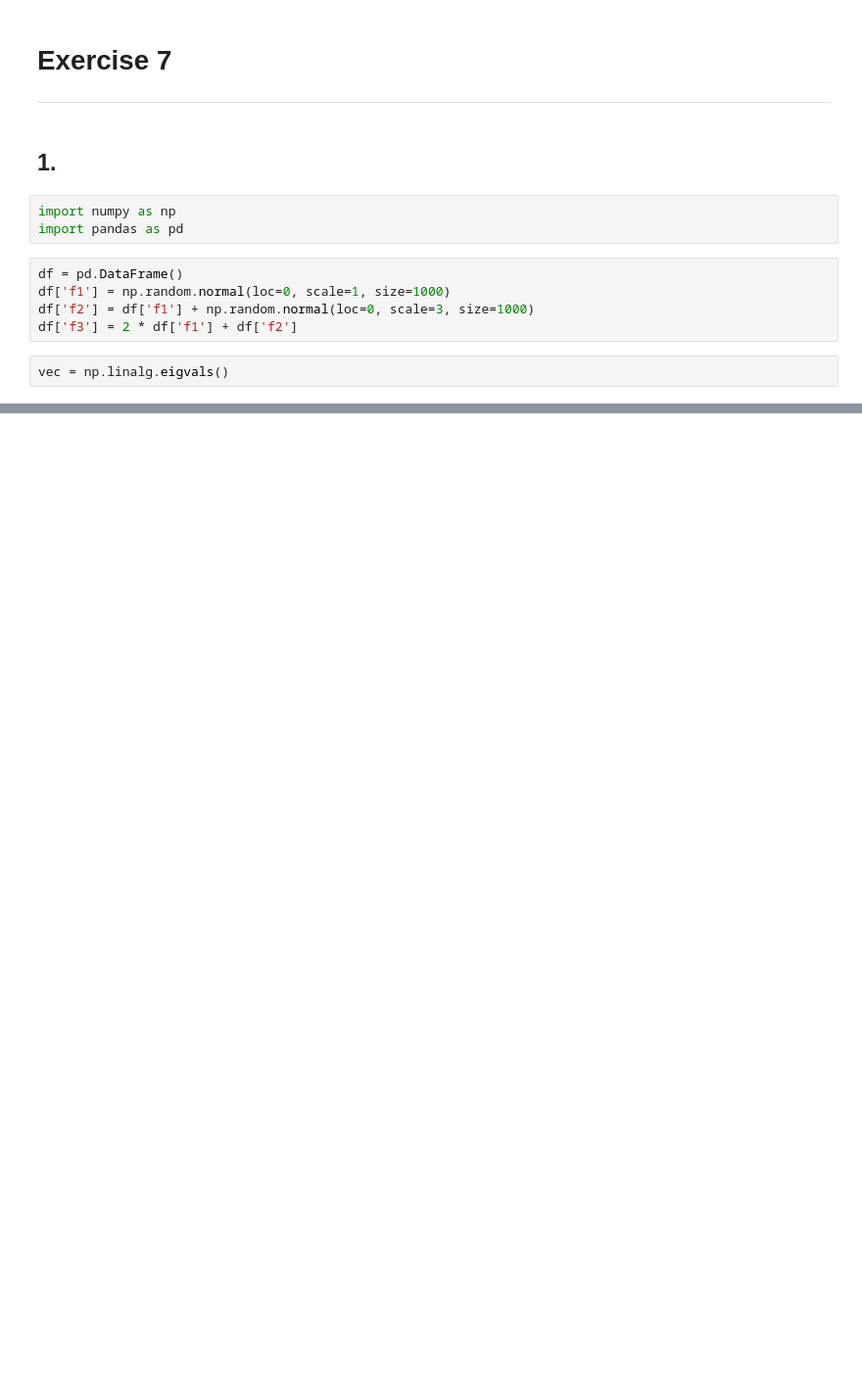
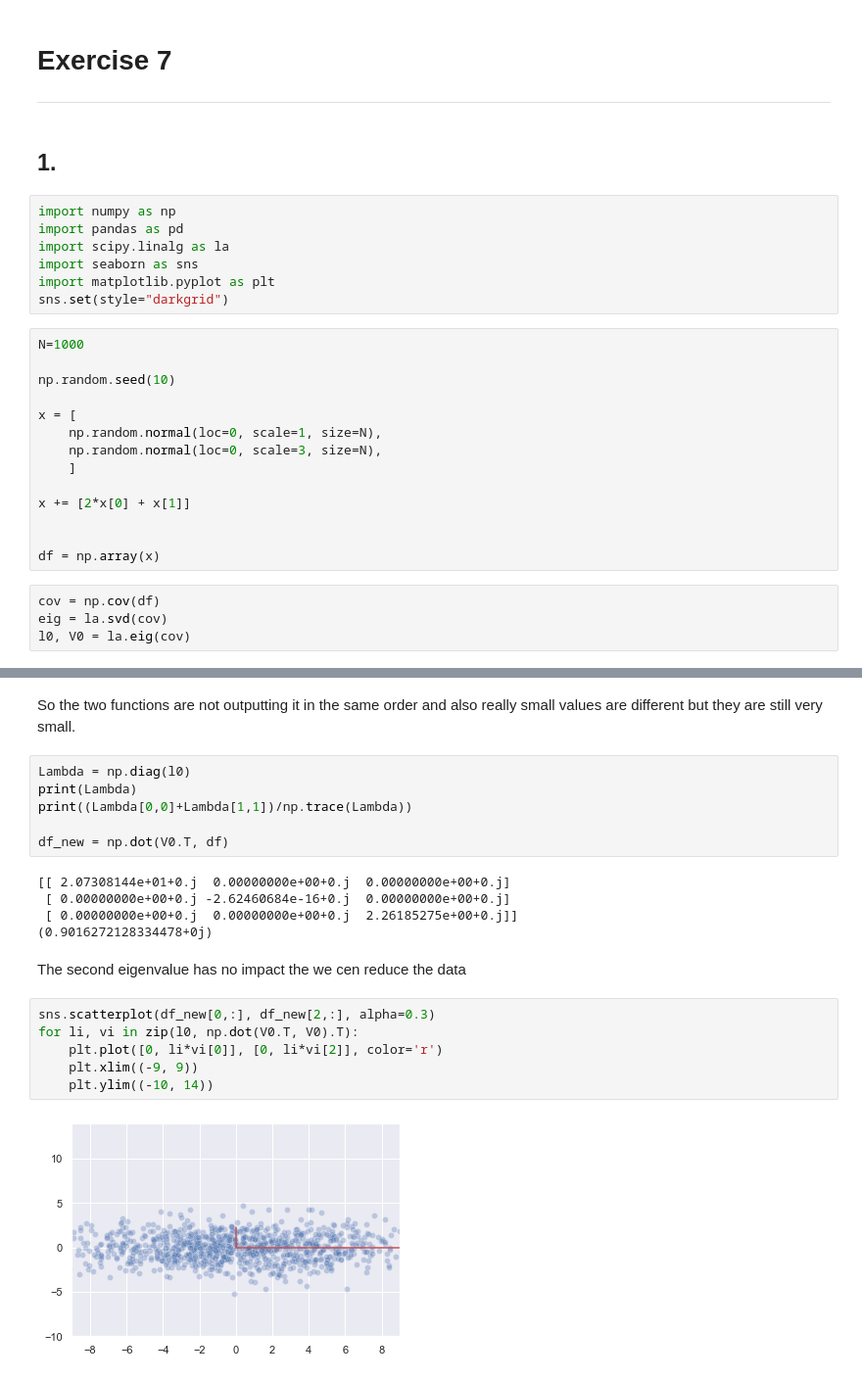
Before and after one commit to maxhoeth/LaboratoryOfComputationalPhysics_Y4, a Jupyter notebook: ex_07_maxhoeth.ipynb, the cells around one changed output, grey strips where cells are left out. Shown at 98% size. Saved outputs shown, nothing was run; the diff lists cells and outputs as text; blank space fills up the shorter version.

```diff
--- a/ex_07_maxhoeth.ipynb
+++ b/ex_07_maxhoeth.ipynb
@@ -6,10 +6,25 @@
 # %%
 import numpy as np
 import pandas as pd
+import scipy.linalg as la
+import seaborn as sns
+import matplotlib.pyplot as plt
+sns.set(style="darkgrid")
 # %%
-df = pd.DataFrame()
-df['f1'] = np.random.normal(loc=0, scale=1, size=1000)
-df['f2'] = df['f1'] + np.random.normal(loc=0, scale=3, size=1000)
-df['f3'] = 2 * df['f1'] + df['f2']
+N=1000
+
+np.random.seed(10)
+
+x = [
+    np.random.normal(loc=0, scale=1, size=N),
+    np.random.normal(loc=0, scale=3, size=N),
+    ]
+
+x += [2*x[0] + x[1]]
+
+
+df = np.array(x)
 # %%
-vec = np.linalg.eigvals()
+cov = np.cov(df)
+eig = la.svd(cov)
+l0, V0 = la.eig(cov)
@@ -17,0 +48,23 @@ LinAlgError: Last 2 dimensions of the array must be square
+# %% [markdown]
+So the two functions are not outputting it in the same order and also really small values are different but they are still very small.
+# %%
+Lambda = np.diag(l0)
+print(Lambda)
+print((Lambda[0,0]+Lambda[1,1])/np.trace(Lambda))
+
+df_new = np.dot(V0.T, df)
+# %% [output]
+[[ 2.07308144e+01+0.j  0.00000000e+00+0.j  0.00000000e+00+0.j]
+ [ 0.00000000e+00+0.j -2.62460684e-16+0.j  0.00000000e+00+0.j]
+ [ 0.00000000e+00+0.j  0.00000000e+00+0.j  2.26185275e+00+0.j]]
+(0.9016272128334478+0j)
+# %% [markdown]
+The second eigenvalue has no impact the we cen reduce the data
+# %%
+sns.scatterplot(df_new[0,:], df_new[2,:], alpha=0.3)
+for li, vi in zip(l0, np.dot(V0.T, V0).T):
+    plt.plot([0, li*vi[0]], [0, li*vi[2]], color='r')
+    plt.xlim((-9, 9))
+    plt.ylim((-10, 14))
+# %% [output]
+[figure, added]
```
Also changed, not shown: parts of 22 cells of this notebook.
